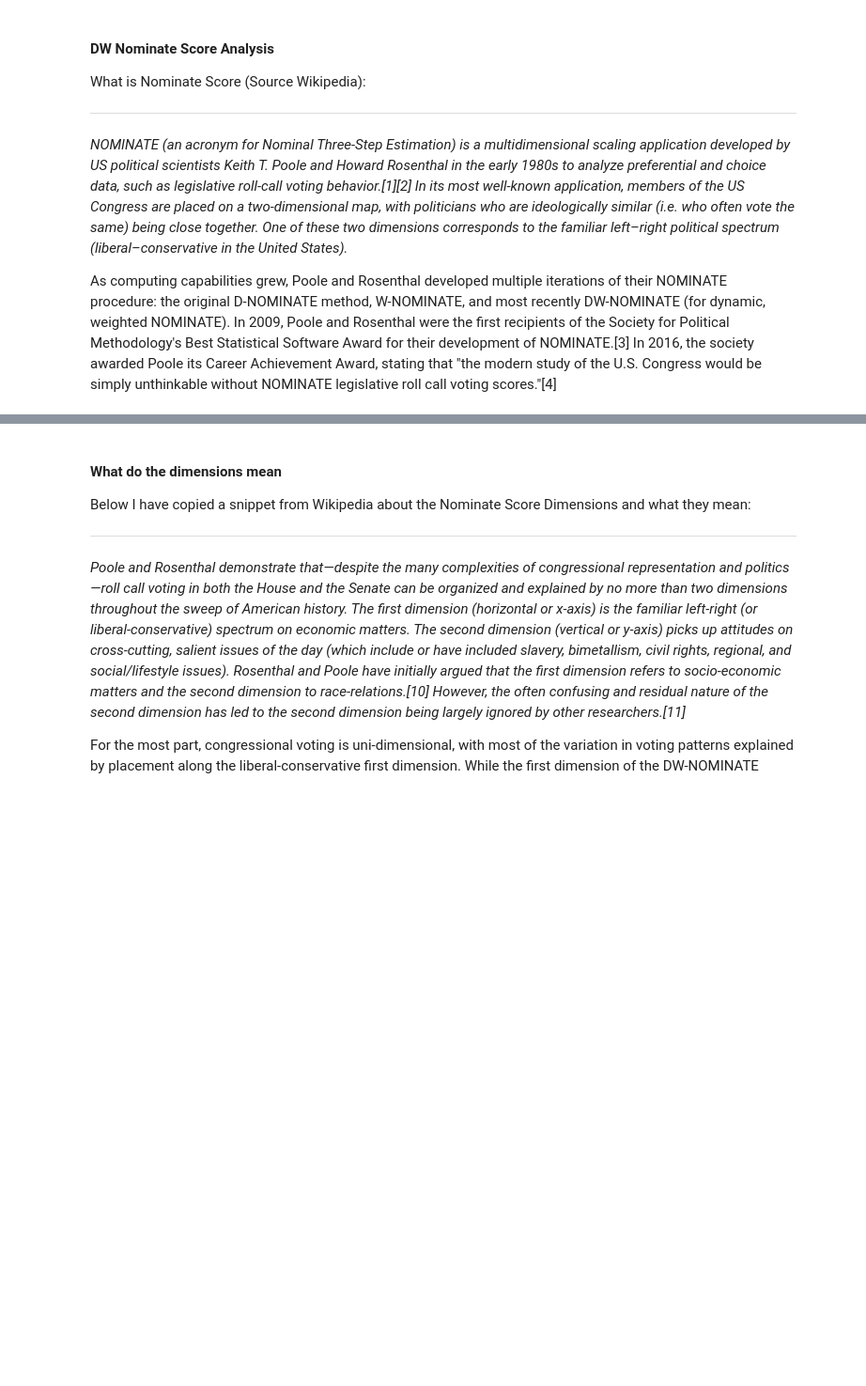
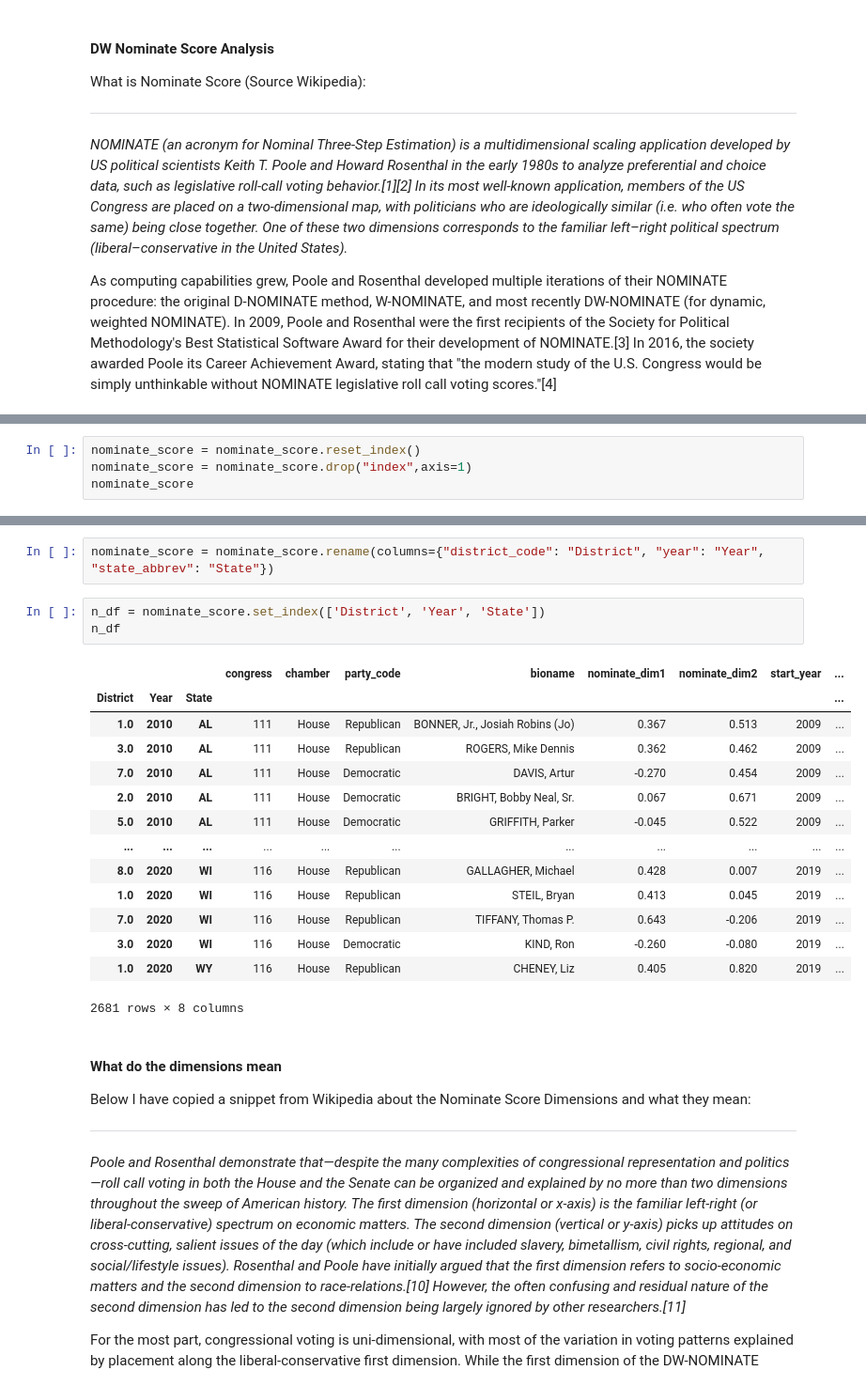
Before and after one commit to Simonlee711/gerrymandering-polarisation-study, a Jupyter notebook: src/gov-analysis.ipynb, the cells around one changed output, grey strips where cells are left out. Shown: that part at 94% size. Cells and saved outputs as stored; diff of their text form; blank space fills up the shorter version.

```diff
--- a/src/gov-analysis.ipynb
+++ b/src/gov-analysis.ipynb
@@ -92,0 +93,4 @@ After Preprocessing
+# %%
+nominate_score = nominate_score.reset_index()
+nominate_score = nominate_score.drop("index",axis=1)
+nominate_score
@@ -93,3 +111,23 @@ After Preprocessing
+# %%
+nominate_score = nominate_score.rename(columns={"district_code": "District", "year": "Year", "state_abbrev": "State"})
+# %%
+n_df = nominate_score.set_index(['District', 'Year', 'State'])
+n_df
+# %% [output]
+|  |  |  | congress | chamber | party_code | bioname | nominate_dim1 | nominate_dim2 | start_year | ... |
+| District | Year | State |  |  |  |  |  |  |  | ... |
+| 1.0 | 2010 | AL | 111 | House | Republican | BONNER, Jr., Josiah Robins (Jo) | 0.367 | 0.513 | 2009 | ... |
+| 3.0 | 2010 | AL | 111 | House | Republican | ROGERS, Mike Dennis | 0.362 | 0.462 | 2009 | ... |
+| 7.0 | 2010 | AL | 111 | House | Democratic | DAVIS, Artur | -0.270 | 0.454 | 2009 | ... |
+| 2.0 | 2010 | AL | 111 | House | Democratic | BRIGHT, Bobby Neal, Sr. | 0.067 | 0.671 | 2009 | ... |
+| 5.0 | 2010 | AL | 111 | House | Democratic | GRIFFITH, Parker | -0.045 | 0.522 | 2009 | ... |
+| ... | ... | ... | ... | ... | ... | ... | ... | ... | ... | ... |
+| 8.0 | 2020 | WI | 116 | House | Republican | GALLAGHER, Michael | 0.428 | 0.007 | 2019 | ... |
+| 1.0 | 2020 | WI | 116 | House | Republican | STEIL, Bryan | 0.413 | 0.045 | 2019 | ... |
+| 7.0 | 2020 | WI | 116 | House | Republican | TIFFANY, Thomas P. | 0.643 | -0.206 | 2019 | ... |
+| 3.0 | 2020 | WI | 116 | House | Democratic | KIND, Ron | -0.260 | -0.080 | 2019 | ... |
+| 1.0 | 2020 | WY | 116 | House | Republican | CHENEY, Liz | 0.405 | 0.820 | 2019 | ... |
+2681 rows × 8 columns
 # %% [markdown]
 #### What do the dimensions mean
 
```
Also changed, not shown: parts of 12 cells of this notebook, 4 other files.
